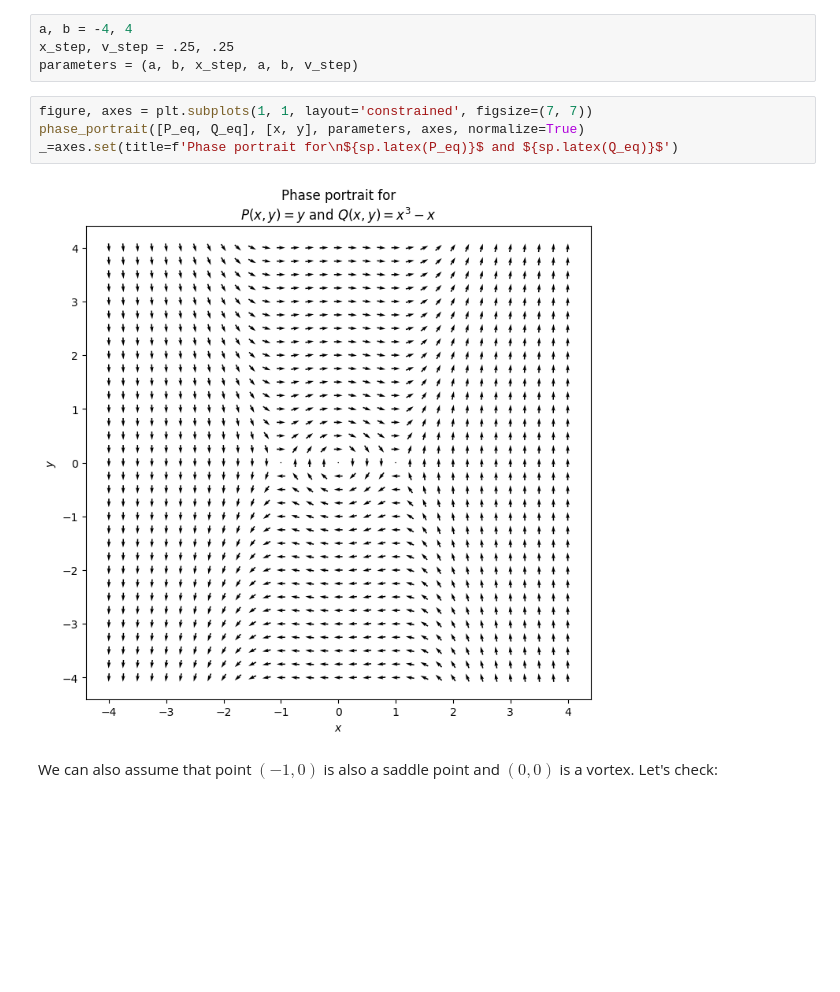
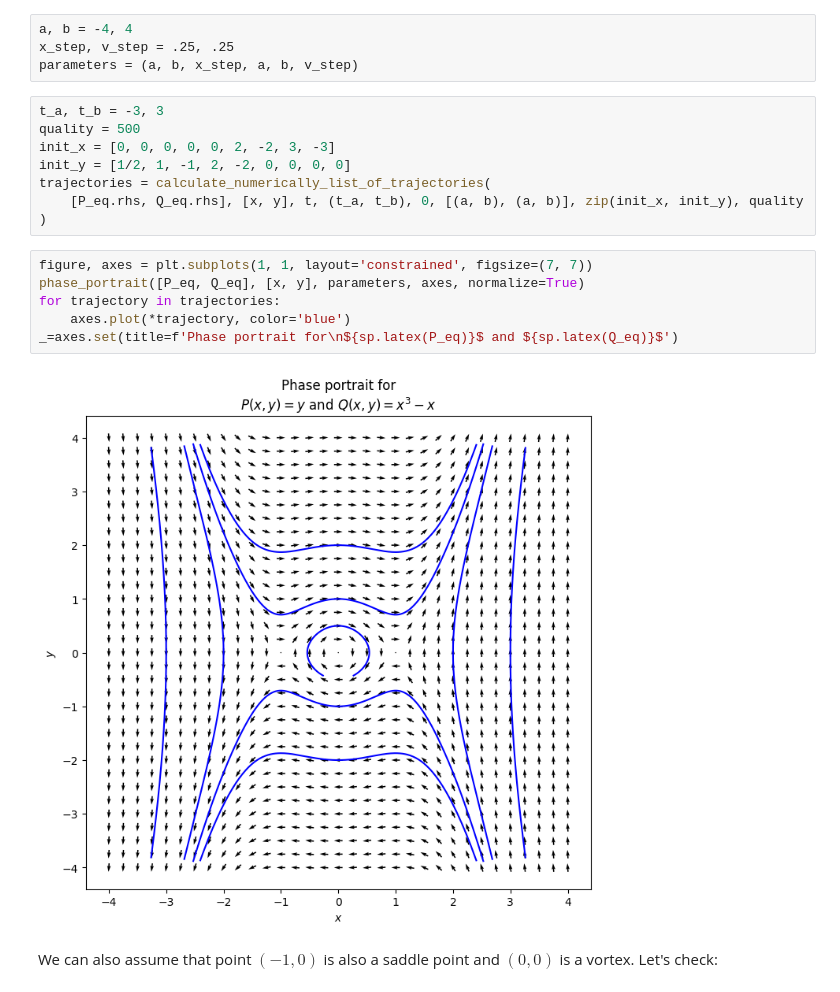
Before and after one commit to Yolonek/NonlinearDynamics, a Jupyter notebook: ClassifyingStationaryPoints.ipynb, the cells around one changed output. Cells and saved outputs as stored; diff of their text form; blank space fills up the shorter version.

```diff
--- a/ClassifyingStationaryPoints.ipynb
+++ b/ClassifyingStationaryPoints.ipynb
@@ -115,12 +116,22 @@ Let's check if that was true.
 a, b = -4, 4
 x_step, v_step = .25, .25
 parameters = (a, b, x_step, a, b, v_step)
+# %%
+t_a, t_b = -3, 3
+quality = 500
+init_x = [0, 0, 0, 0, 0, 2, -2, 3, -3]
+init_y = [1/2, 1, -1, 2, -2, 0, 0, 0, 0]
+trajectories = calculate_numerically_list_of_trajectories(
+    [P_eq.rhs, Q_eq.rhs], [x, y], t, (t_a, t_b), 0, [(a, b), (a, b)], zip(init_x, init_y), quality
+)
 # %%
 figure, axes = plt.subplots(1, 1, layout='constrained', figsize=(7, 7))
 phase_portrait([P_eq, Q_eq], [x, y], parameters, axes, normalize=True)
+for trajectory in trajectories:
+    axes.plot(*trajectory, color='blue')
 _=axes.set(title=f'Phase portrait for\n${sp.latex(P_eq)}$ and ${sp.latex(Q_eq)}$')
 # %% [output]
-[figure, old version]
+[figure, new version]
 # %% [markdown]
 We can also assume that point $(-1, 0)$ is also a saddle point and $(0, 0)$ is a vortex. Let's check:
 # %%
```
Also changed, not shown: parts of 1 cell of this notebook, 2 other files.
